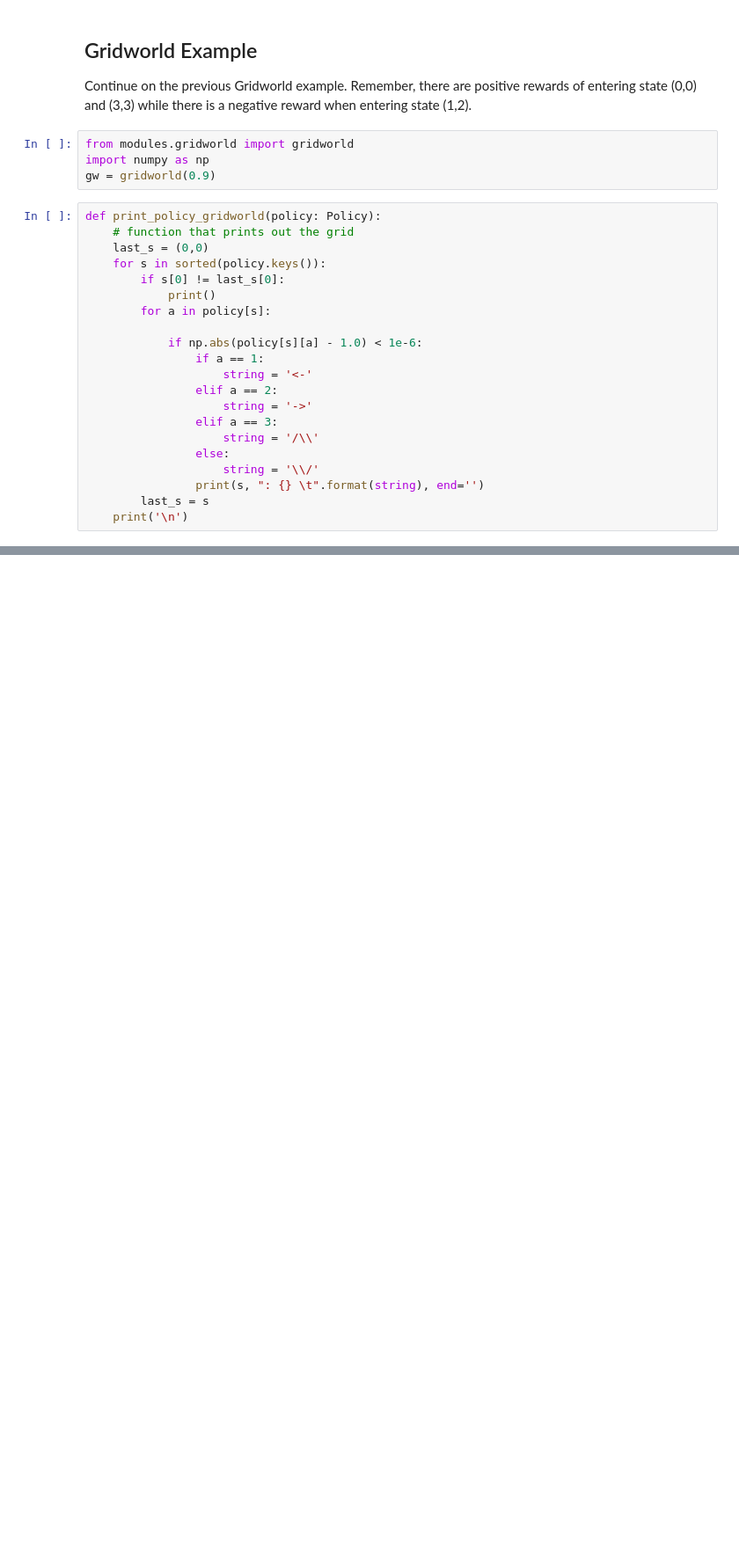
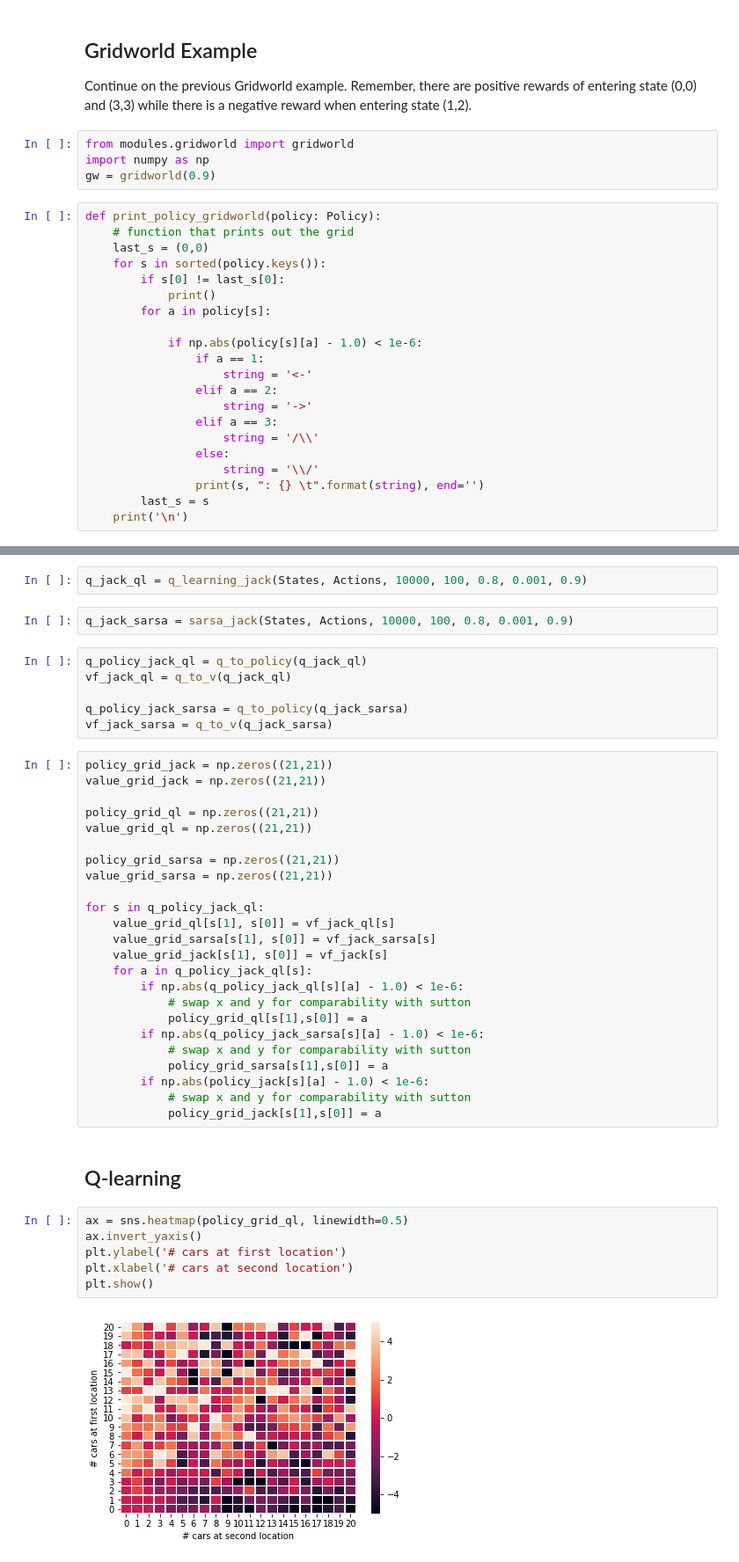
Before and after one commit to joelper/MS-E346, a Jupyter notebook: Assignments/Assignment_11.ipynb, the cells around one changed output, grey strips where cells are left out. Shown at 88% size. Cells and saved outputs as stored; diff of their text form; blank space fills up the shorter version.

Commit message:
updated with jack's car rental

```diff
--- a/Assignments/Assignment_11.ipynb
+++ b/Assignments/Assignment_11.ipynb
@@ -239,0 +433,44 @@ where $N^A_t$ is the number of cars returned to A, $M^A_t$ is the number of cars
+# %%
+q_jack_ql = q_learning_jack(States, Actions, 10000, 100, 0.8, 0.001, 0.9)
+# %%
+q_jack_sarsa = sarsa_jack(States, Actions, 10000, 100, 0.8, 0.001, 0.9)
+# %%
+q_policy_jack_ql = q_to_policy(q_jack_ql)
+vf_jack_ql = q_to_v(q_jack_ql)
+
+q_policy_jack_sarsa = q_to_policy(q_jack_sarsa)
+vf_jack_sarsa = q_to_v(q_jack_sarsa)
+# %%
+policy_grid_jack = np.zeros((21,21))
+value_grid_jack = np.zeros((21,21))
+
+policy_grid_ql = np.zeros((21,21))
+value_grid_ql = np.zeros((21,21))
+
+policy_grid_sarsa = np.zeros((21,21))
+value_grid_sarsa = np.zeros((21,21))
+
+for s in q_policy_jack_ql:
+    value_grid_ql[s[1], s[0]] = vf_jack_ql[s]
+    value_grid_sarsa[s[1], s[0]] = vf_jack_sarsa[s]
+    value_grid_jack[s[1], s[0]] = vf_jack[s]
+    for a in q_policy_jack_ql[s]:
+        if np.abs(q_policy_jack_ql[s][a] - 1.0) < 1e-6:
+            # swap x and y for comparability with sutton
+            policy_grid_ql[s[1],s[0]] = a
+        if np.abs(q_policy_jack_sarsa[s][a] - 1.0) < 1e-6:
+            # swap x and y for comparability with sutton
+            policy_grid_sarsa[s[1],s[0]] = a
+        if np.abs(policy_jack[s][a] - 1.0) < 1e-6:
+            # swap x and y for comparability with sutton
+            policy_grid_jack[s[1],s[0]] = a
+# %% [markdown]
+## Q-learning
+# %%
+ax = sns.heatmap(policy_grid_ql, linewidth=0.5)
+ax.invert_yaxis()
+plt.ylabel('# cars at first location')
+plt.xlabel('# cars at second location')
+plt.show()
+# %% [output]
+[figure, added]
```
Also changed, not shown: parts of 29 cells of this notebook.
